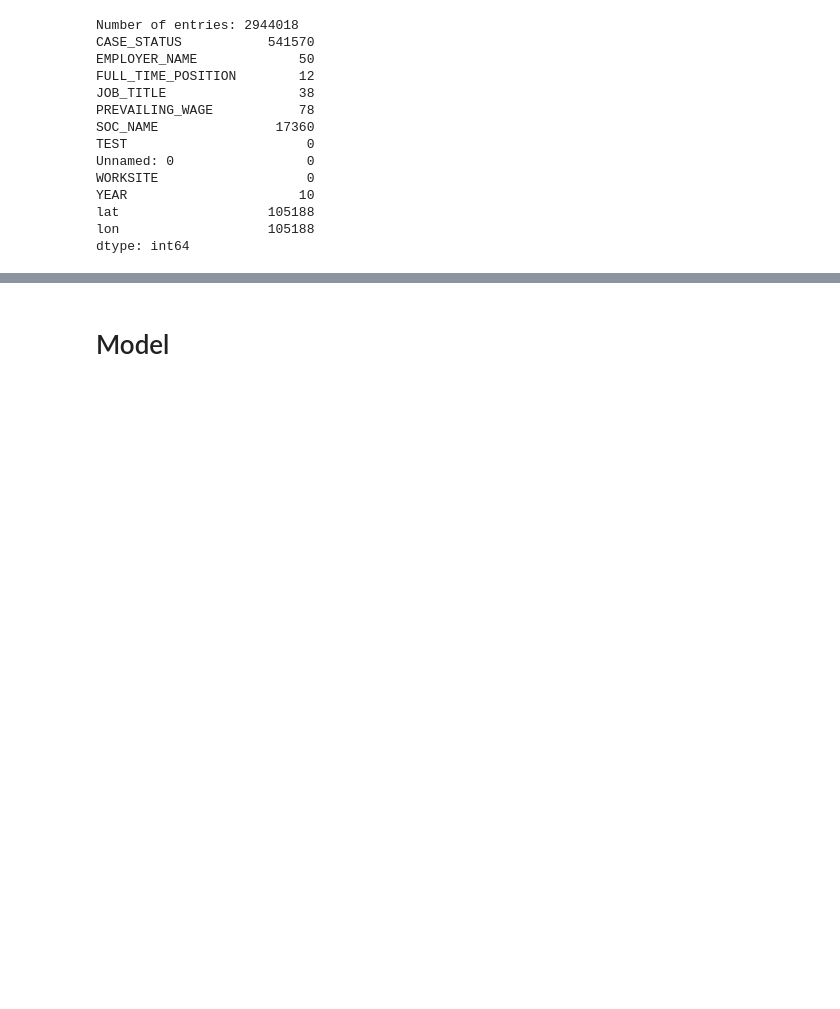
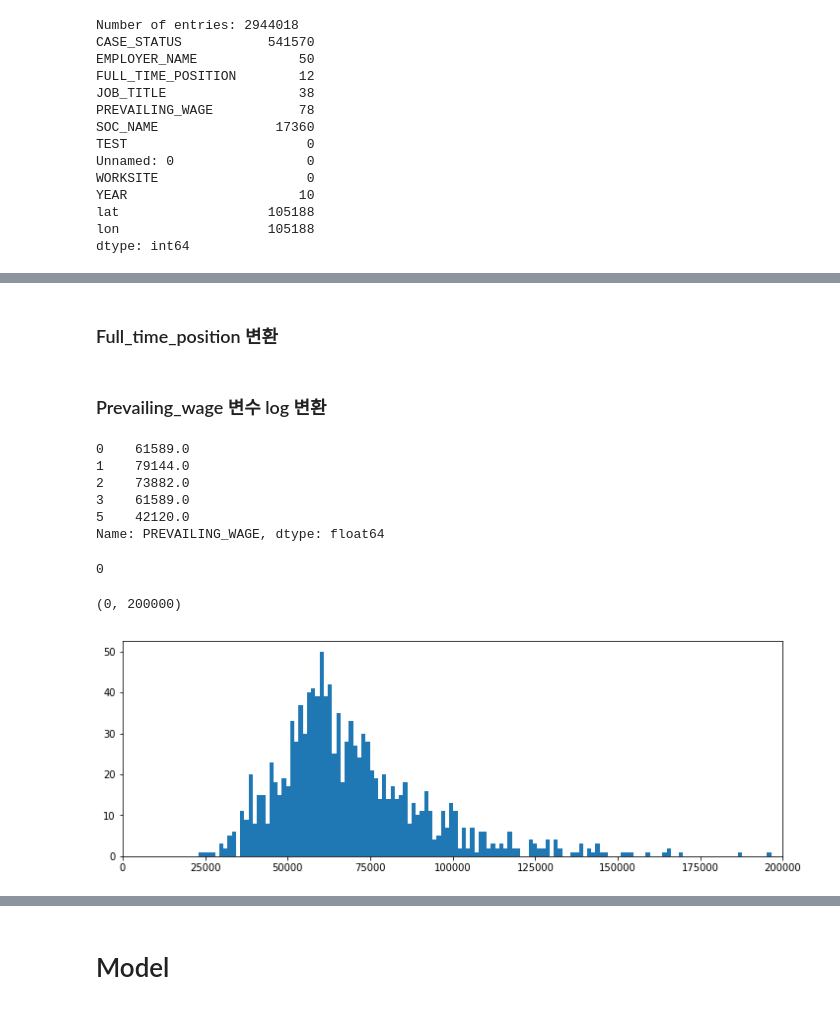
Before and after one commit to entiff/H1B-visa-classification, a Jupyter notebook: BOAZ Mini Project-teahee.ipynb, the cells around one changed output, grey strips where cells are left out. Drawn from its saved outputs; the diff is of its cells as text; code cells hidden in the pictures; blank space fills up the shorter version.

```diff
--- a/BOAZ Mini Project-teahee.ipynb
+++ b/BOAZ Mini Project-teahee.ipynb
@@ -345,0 +160,5 @@ cer_de2.sort_values('Certified_rate',ascending=True)[['EMPLOYER_NAME','Certified
+# %%
+df_train = df_train[df_train.CASE_STATUS != 'REJECTED']
+df_train = df_train[df_train.CASE_STATUS != 'WITHDRAWN']
+df_train = df_train[df_train.CASE_STATUS != 'CERTIFIED-WITHDRAWN']
+df_train = df_train[df_train.CASE_STATUS != 'PENDING QUALITY AND COMPLIANCE REVIEW - UNASSIGNED']
@@ -345,0 +187,3 @@ cer_de2.sort_values('Certified_rate',ascending=True)[['EMPLOYER_NAME','Certified
+# %%
+df_train['CASE_STATUS'] = df_train['CASE_STATUS'].replace('CERTIFIED',0)
+df_train['CASE_STATUS'] = df_train['CASE_STATUS'].replace('DENIED',1)
@@ -345,0 +201,28 @@ cer_de2.sort_values('Certified_rate',ascending=True)[['EMPLOYER_NAME','Certified
+# %% [markdown]
+### Full_time_position 변환
+# %%
+df_train['FULL_TIME_POSITION'] = df_train['FULL_TIME_POSITION'].replace('Y',1)
+df_train['FULL_TIME_POSITION'] = df_train['FULL_TIME_POSITION'].replace('N',0)
+# %% [markdown]
+### Prevailing_wage 변수 log 변환
+# %%
+dfwage = df_train['PREVAILING_WAGE'].dropna()
+dfwage.head()
+# %% [output]
+0    61589.0
+1    79144.0
+2    73882.0
+3    61589.0
+5    42120.0
+Name: PREVAILING_WAGE, dtype: float64
+# %%
+dfwage.isnull().sum()
+# %% [output]
+0
+# %%
+plt.subplots(1, 1, figsize=(12, 4))
+plt.hist(dfwage[:1200],bins = 200)
+plt.xlim([0, 200000])
+# %% [output]
+(0, 200000)
+[figure, added]
```
Also changed, not shown: parts of 208 cells of this notebook, 1 other file.
